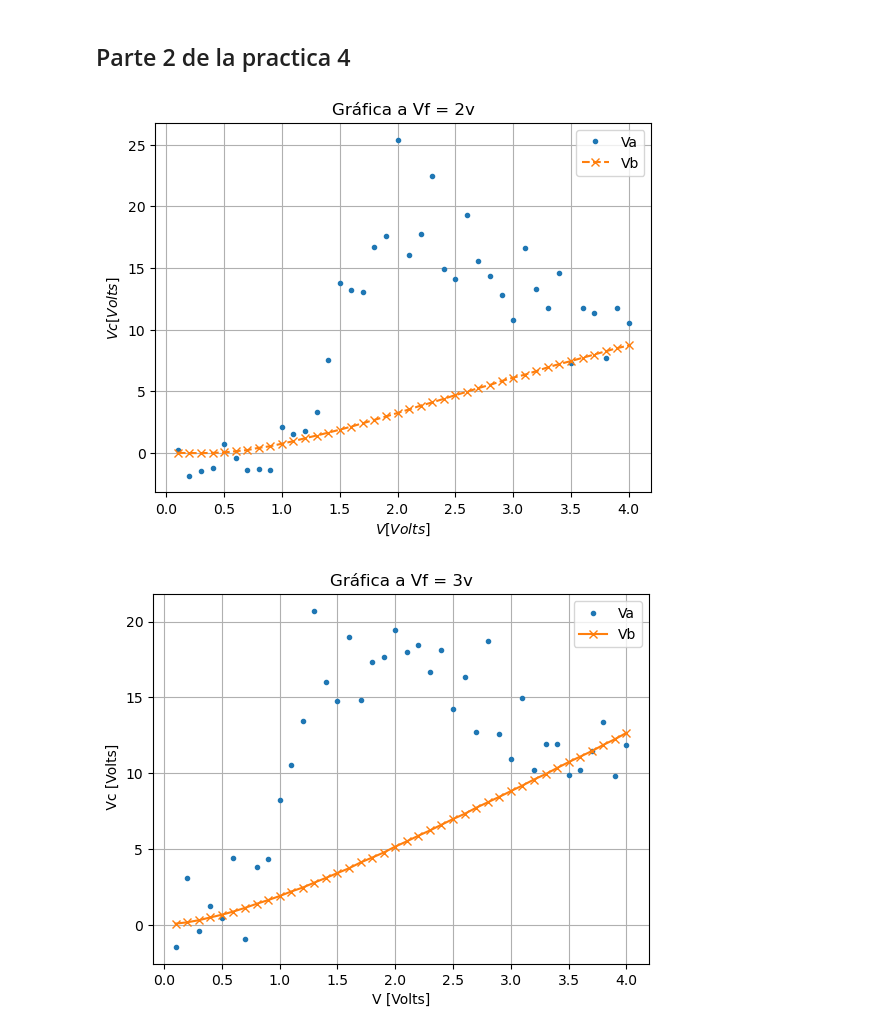
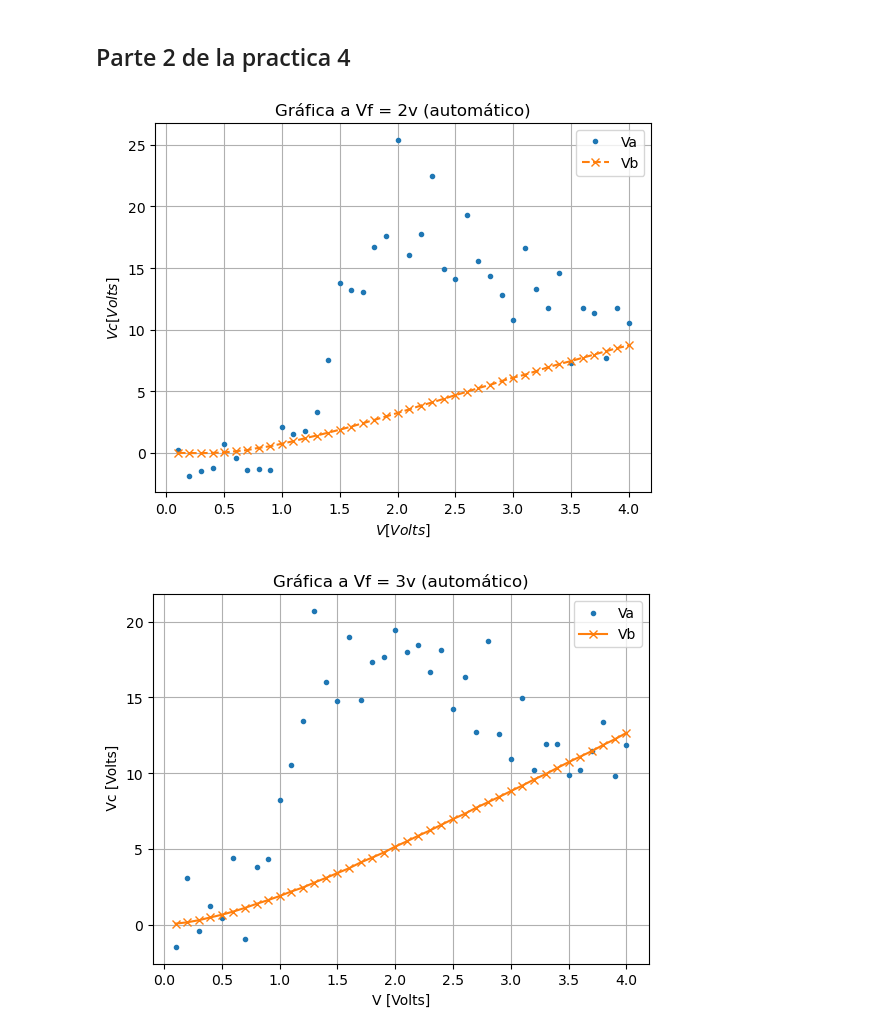
Before and after one commit to Alexi5omg/Labo-Contemporanea-I, a Jupyter notebook: Practica_de_ejemplo/AnalisisP4.ipynb, the cells around one changed output. Saved outputs shown, nothing was run; the diff lists cells and outputs as text; code cells hidden in the pictures.

```diff
--- a/Practica_de_ejemplo/AnalisisP4.ipynb
+++ b/Practica_de_ejemplo/AnalisisP4.ipynb
@@ -9,6 +9,8 @@ from scipy import constants
 ## Parte 1 de la practica 4
 # %%
 #Obtengo datos para el efecto
+Enlist = []
+Tlist = []
 with open('200T.csv', mode='r') as archivo:
     ArchivoAbierto = csv.reader(archivo) #Usamos la biblioteca csv
     next(ArchivoAbierto,None)            #Me salto el primer renglón
@@ -21,7 +23,8 @@ with open('200T.csv', mode='r') as archivo:
             T200.append(float(renglon[1]))
     En200 = np.array(En200)
     T200 = np.array(T200)
-
+    Enlist.append(En200)
+    Tlist.append(T200)
 with open('182T.csv', mode='r') as archivo:
     ArchivoAbierto = csv.reader(archivo) #Usamos la biblioteca csv
     next(ArchivoAbierto,None)            #Me salto el primer renglón
@@ -34,6 +37,8 @@ with open('182T.csv', mode='r') as archivo:
             T182.append(float(renglon[1]))
     En182 = np.array(En182)
     T182 = np.array(T182)
+    Enlist.append(En182)
+    Tlist.append(T182)
 
 with open('162T.csv', mode='r') as archivo:
     ArchivoAbierto = csv.reader(archivo) #Usamos la biblioteca csv
@@ -47,6 +52,8 @@ with open('162T.csv', mode='r') as archivo:
             T162.append(float(renglon[1]))
     En162 = np.array(En162)
     T162 = np.array(T162)
+    Enlist.append(En162)
+    Tlist.append(T162)
 
 with open('142T.csv', mode='r') as archivo:
     ArchivoAbierto = csv.reader(archivo) #Usamos la biblioteca csv
@@ -60,6 +67,8 @@ with open('142T.csv', mode='r') as archivo:
             T142.append(float(renglon[1]))
     En142 = np.array(En142)
     T142 = np.array(T142)
+    Enlist.append(En142)
+    Tlist.append(T142)
 
 with open('101T.csv', mode='r') as archivo:
     ArchivoAbierto = csv.reader(archivo) #Usamos la biblioteca csv
@@ -73,19 +82,23 @@ with open('101T.csv', mode='r') as archivo:
             T101.append(float(renglon[1]))
     En101 = np.array(En101)
     T101 = np.array(T101)
+    Enlist.append(En101)
+    Tlist.append(T101)
 
 with open('60T.csv', mode='r') as archivo:
     ArchivoAbierto = csv.reader(archivo) #Usamos la biblioteca csv
     next(ArchivoAbierto,None)            #Me salto el primer renglón
-    En101, T101 = [], []
+    En60, T60 = [], []
     for renglon in ArchivoAbierto:
         if renglon[1] == '':
             next(ArchivoAbierto,None)
         else:
-            En101.append(float(renglon[0]))
-            T101.append(float(renglon[1]))
-    En101 = np.array(En101)
-    T101 = np.array(T101)
+            En60.append(float(renglon[0]))
+            T60.append(float(renglon[1]))
+    En60 = np.array(En60)
+    T60 = np.array(T60)
+    Enlist.append(En60)
+    Tlist.append(T60)
 
 with open('31T.csv', mode='r') as archivo:
     ArchivoAbierto = csv.reader(archivo) #Usamos la biblioteca csv
@@ -99,6 +112,8 @@ with open('31T.csv', mode='r') as archivo:
             T31.append(float(renglon[1]))
     En31 = np.array(En31)
     T31 = np.array(T31)
+    Enlist.append(En31)
+    Tlist.append(T31)
 
 with open('10T.csv', mode='r') as archivo:
     ArchivoAbierto = csv.reader(archivo) #Usamos la biblioteca csv
@@ -112,3 +127,5 @@ with open('10T.csv', mode='r') as archivo:
             T10.append(float(renglon[1]))
     En10 = np.array(En10)
     T10 = np.array(T10)
+    Enlist.append(En10)
+    Tlist.append(T10)
@@ -181,23 +248,23 @@ V4b = np.array(V4b)*-(1/10)
 # %%
 plt.plot(V2c,V2a,'.',label='Va')
 plt.plot(V2c,V2b,'--x',label='Vb')
-plt.title('Gráfica a Vf = 2v')
+plt.title('Gráfica a Vf = 2v (automático)')
 plt.xlabel(r'$V [Volts]$'), plt.ylabel(r'$ Vc [Volts]$')
 plt.legend()
 plt.grid()
 plt.show()
 # %% [output]
-[figure, old version]
+[figure, new version]
 # %%
 plt.plot(V3c,V3a,'.',label='Va')
 plt.plot(V3c,V3b,'-x',label='Vb')
-plt.title('Gráfica a Vf = 3v')
+plt.title('Gráfica a Vf = 3v (automático)')
 plt.xlabel('V [Volts]'), plt.ylabel(' Vc [Volts]')
 plt.legend()
 plt.grid()
 plt.show()
 # %% [output]
-[figure, old version]
+[figure, new version]
 # %%
 plt.plot(V4c,V4a,'.',label='Va')
 plt.plot(V4c,V4b,'-x',label='Vb')
```
Also changed, not shown: parts of 9 cells of this notebook.
